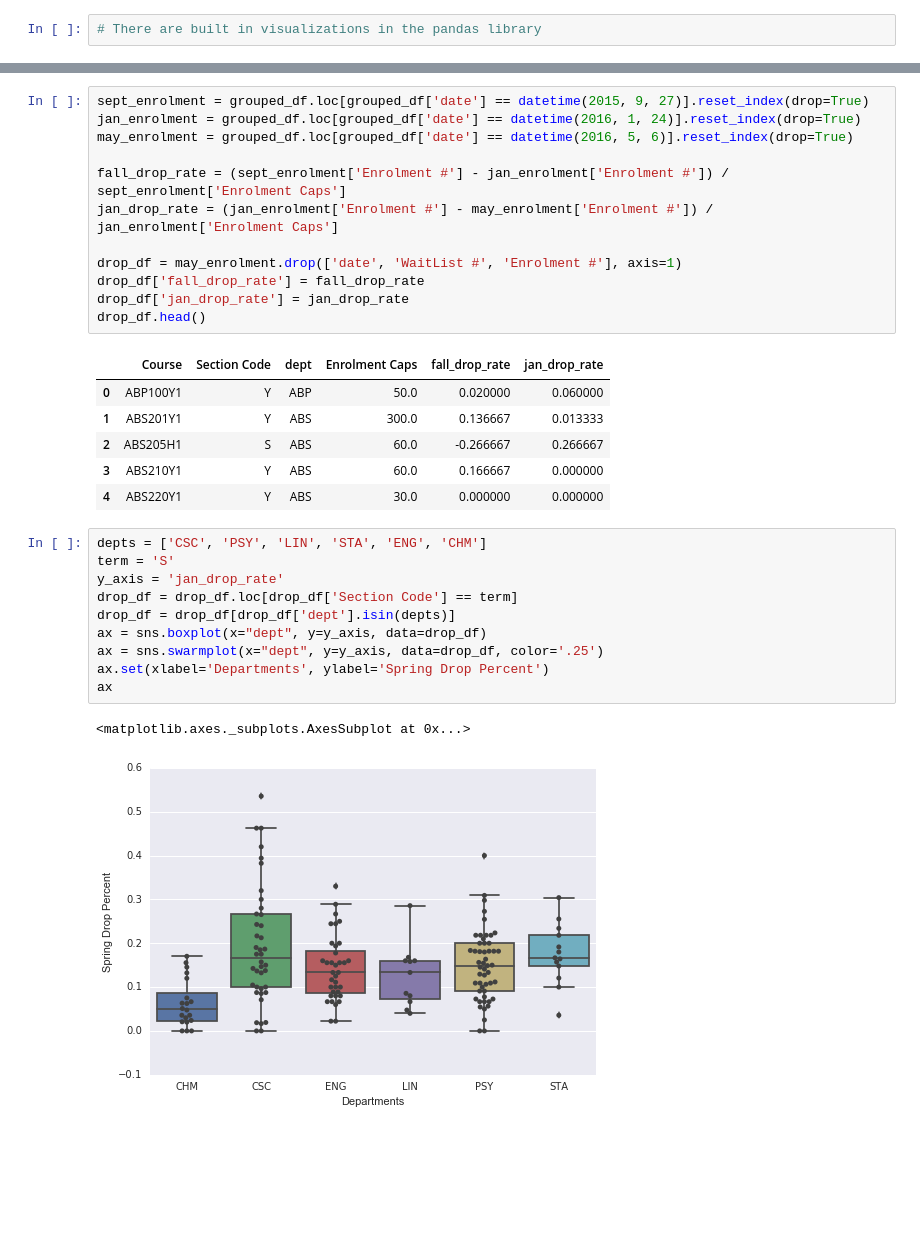
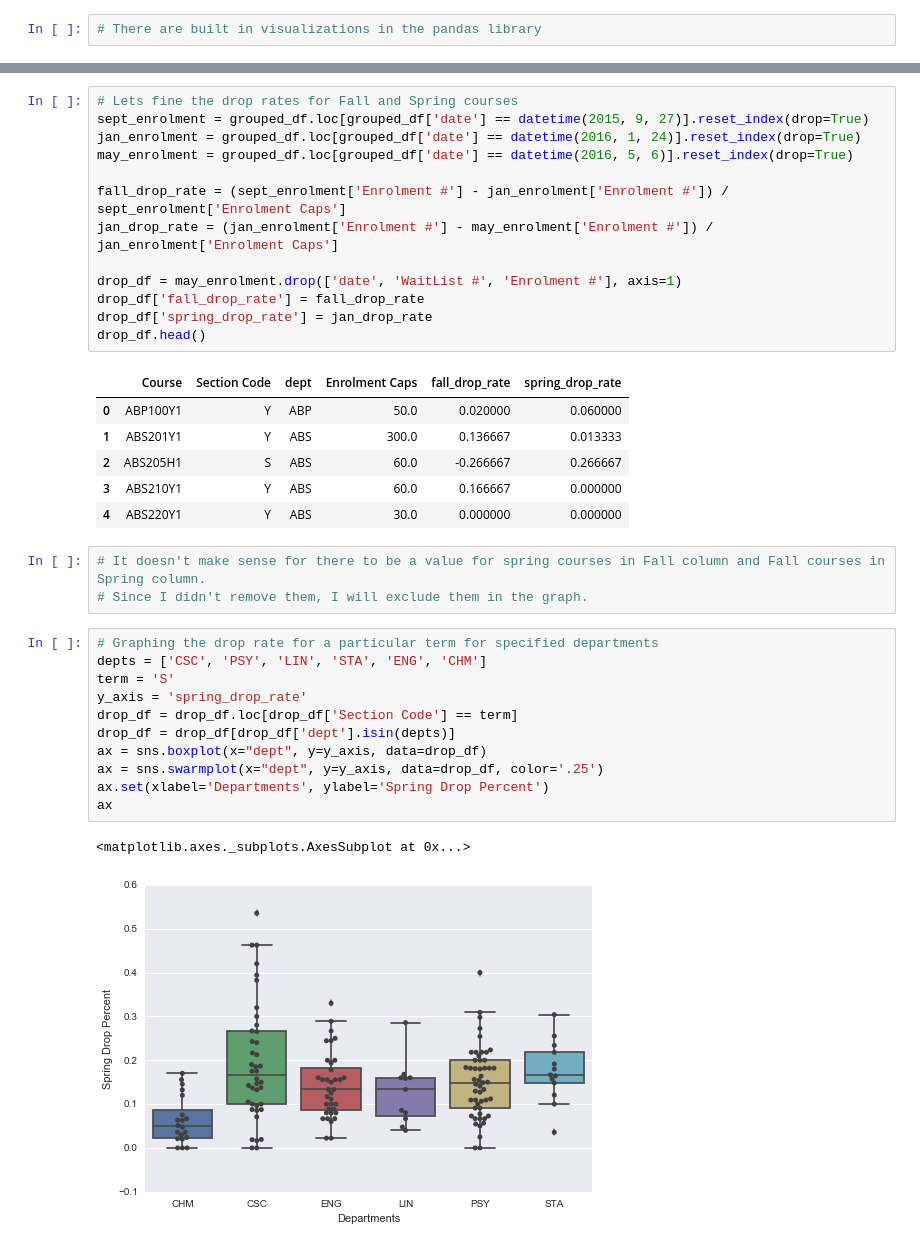
Before and after one commit to FinnLandLab/Python-Data-Analysis-On-Course-Enrolment, a Jupyter notebook: analysis_notebook.ipynb, the cells around one changed output, grey strips where cells are left out. Drawn from its saved outputs; the diff is of its cells as text; blank space fills up the shorter version.

```diff
--- a/analysis_notebook.ipynb
+++ b/analysis_notebook.ipynb
@@ -258,4 +264,5 @@ math_course.plot(x='date', y='Enrolment #')
 # %%
+# Lets fine the drop rates for Fall and Spring courses
 sept_enrolment = grouped_df.loc[grouped_df['date'] == datetime(2015, 9, 27)].reset_index(drop=True)
 jan_enrolment = grouped_df.loc[grouped_df['date'] == datetime(2016, 1, 24)].reset_index(drop=True)
 may_enrolment = grouped_df.loc[grouped_df['date'] == datetime(2016, 5, 6)].reset_index(drop=True)
@@ -265,26 +272,30 @@ jan_drop_rate = (jan_enrolment['Enrolment #'] - may_enrolment['Enrolment #']) /
 
 drop_df = may_enrolment.drop(['date', 'WaitList #', 'Enrolment #'], axis=1)
 drop_df['fall_drop_rate'] = fall_drop_rate
-drop_df['jan_drop_rate'] = jan_drop_rate
+drop_df['spring_drop_rate'] = jan_drop_rate
 drop_df.head()
 # %% [output]
-|  | Course | Section Code | dept | Enrolment Caps | fall_drop_rate | jan_drop_rate |
+|  | Course | Section Code | dept | Enrolment Caps | fall_drop_rate | spring_drop_rate |
 | 0 | ABP100Y1 | Y | ABP | 50.0 | 0.020000 | 0.060000 |
 | 1 | ABS201Y1 | Y | ABS | 300.0 | 0.136667 | 0.013333 |
 | 2 | ABS205H1 | S | ABS | 60.0 | -0.266667 | 0.266667 |
 | 3 | ABS210Y1 | Y | ABS | 60.0 | 0.166667 | 0.000000 |
 | 4 | ABS220Y1 | Y | ABS | 30.0 | 0.000000 | 0.000000 |
+# %%
+# It doesn't make sense for there to be a value for spring courses in Fall column and Fall courses in Spring column.
+# Since I didn't remove them, I will exclude them in the graph.
 # %%
+# Graphing the drop rate for a particular term for specified departments
 depts = ['CSC', 'PSY', 'LIN', 'STA', 'ENG', 'CHM']
 term = 'S'
-y_axis = 'jan_drop_rate'
+y_axis = 'spring_drop_rate'
 drop_df = drop_df.loc[drop_df['Section Code'] == term]
 drop_df = drop_df[drop_df['dept'].isin(depts)]
 ax = sns.boxplot(x="dept", y=y_axis, data=drop_df)
 ax = sns.swarmplot(x="dept", y=y_axis, data=drop_df, color='.25')
 ax.set(xlabel='Departments', ylabel='Spring Drop Percent')
 ax
 # %% [output]
 <matplotlib.axes._subplots.AxesSubplot at 0x...>
-[figure, old version]
+[figure, new version]
 # %%
```
Also changed, not shown: parts of 11 cells of this notebook.
